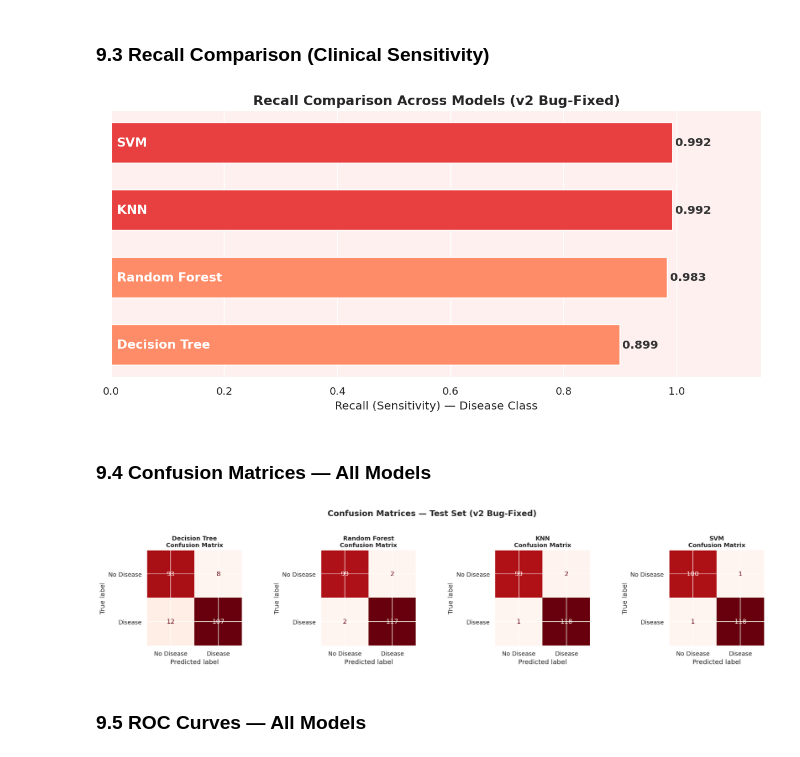
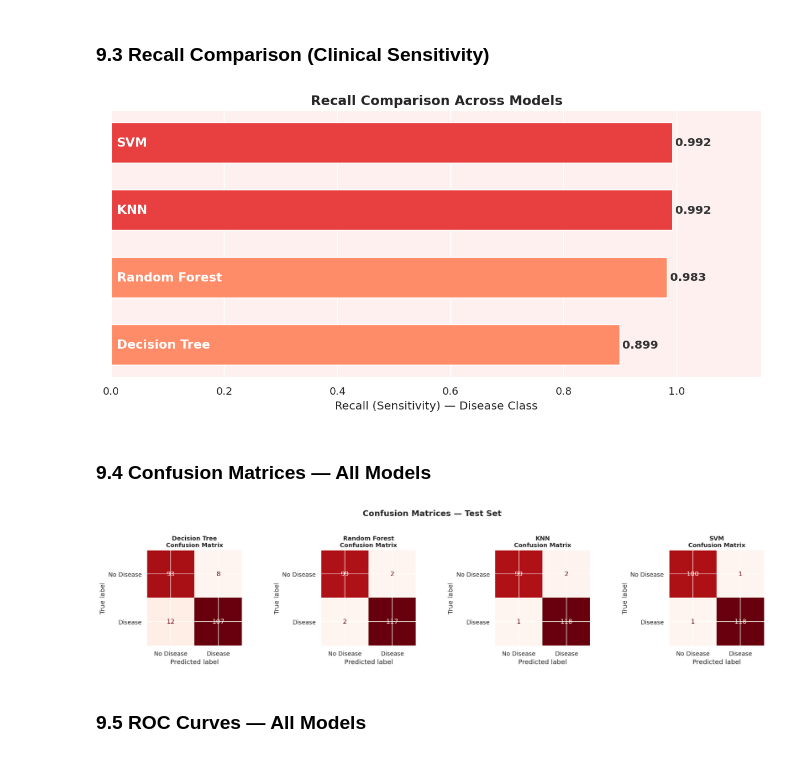
Before and after one commit to Sachin20010517/sca-supervised-prediction-model, a Jupyter notebook: SCA_Prediction_FYP.ipynb, the cells around one changed output. Cells and saved outputs as stored; diff of their text form; code cells hidden in the pictures.

```diff
--- a/SCA_Prediction_FYP.ipynb
+++ b/SCA_Prediction_FYP.ipynb
@@ -973,25 +973,25 @@ plt.show()
 # %%
 results_sorted_r = results.sort_values('recall_1', ascending=True)
 fig, ax = plt.subplots(figsize=(10, 5))
 colors_r = [PALETTE[0] if v == results_sorted_r['recall_1'].max() else PALETTE[1]
             for v in results_sorted_r['recall_1']]
 bars = ax.barh(results_sorted_r.index, results_sorted_r['recall_1'],
                color=colors_r, edgecolor='white', height=0.6)
 
 for bar, val, name in zip(bars, results_sorted_r['recall_1'], results_sorted_r.index):
     ax.text(val + 0.005, bar.get_y() + bar.get_height()/2,
             f'{val:.3f}', va='center', fontweight='bold', fontsize=12, color='#333')
     ax.text(0.01, bar.get_y() + bar.get_height()/2,
             name, va='center', fontsize=13, fontweight='bold', color='white')
 
 ax.set_xlim([0, 1.15])
 ax.set_yticks([])
 ax.set_xlabel('Recall (Sensitivity) — Disease Class', fontsize=12)
-ax.set_title('Recall Comparison Across Models (v2 Bug-Fixed)', fontsize=14, fontweight='bold')
+ax.set_title('Recall Comparison Across Models', fontsize=14, fontweight='bold')
 plt.tight_layout()
 plt.show()
 # %% [output]
-[figure, old version]
+[figure, new version]
 # %% [markdown]
 ### 9.4 Confusion Matrices — All Models
 # %%
@@ -1002,12 +1002,12 @@ names  = ['Decision Tree', 'Random Forest', 'KNN', 'SVM']
 for model, name, ax in zip(models, names, axes):
     plot_confusion_matrix(model, X_test, y_test, name, ax)
 
-plt.suptitle('Confusion Matrices — Test Set (v2 Bug-Fixed)', fontsize=15,
+plt.suptitle('Confusion Matrices — Test Set', fontsize=15,
              fontweight='bold', y=1.03)
 plt.tight_layout()
 plt.show()
 # %% [output]
-[figure, old version]
+[figure, new version]
 # %% [markdown]
 ### 9.5 ROC Curves — All Models
 # %%
```
Also changed, not shown: parts of 6 cells of this notebook.
